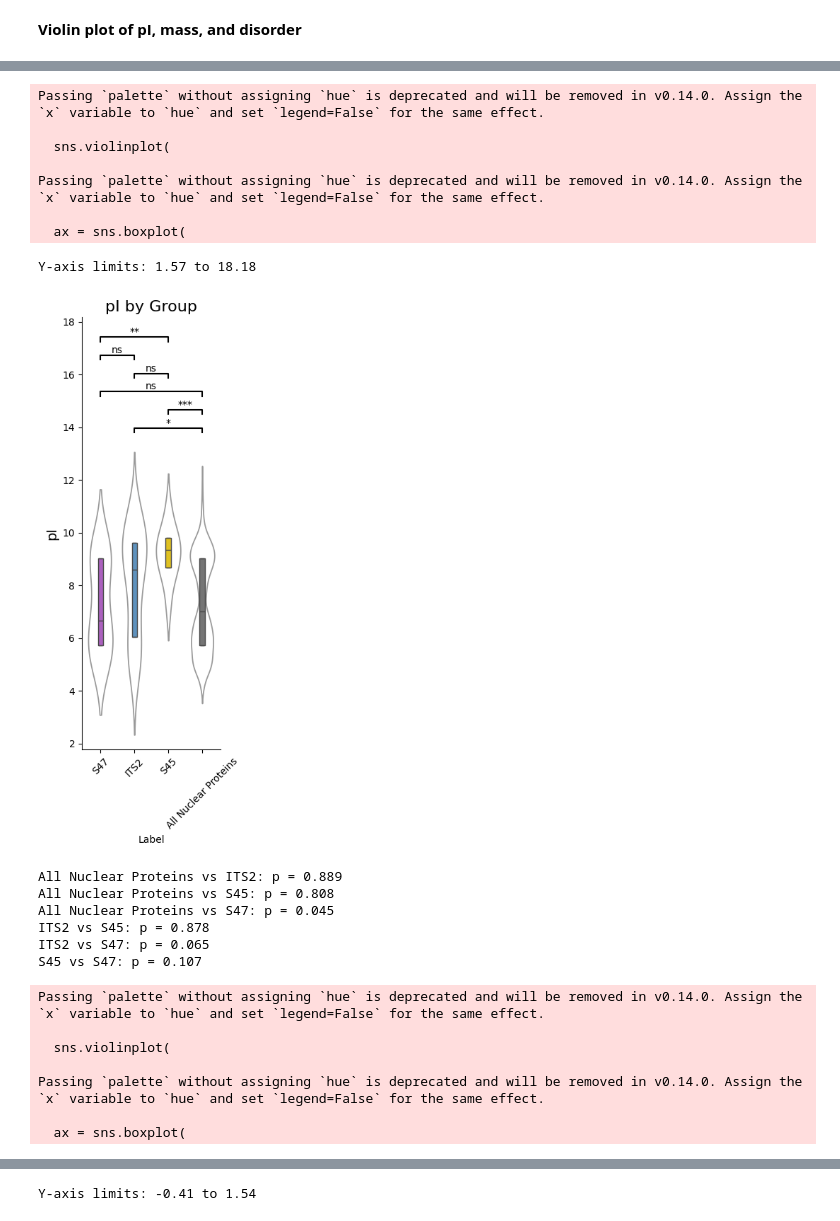
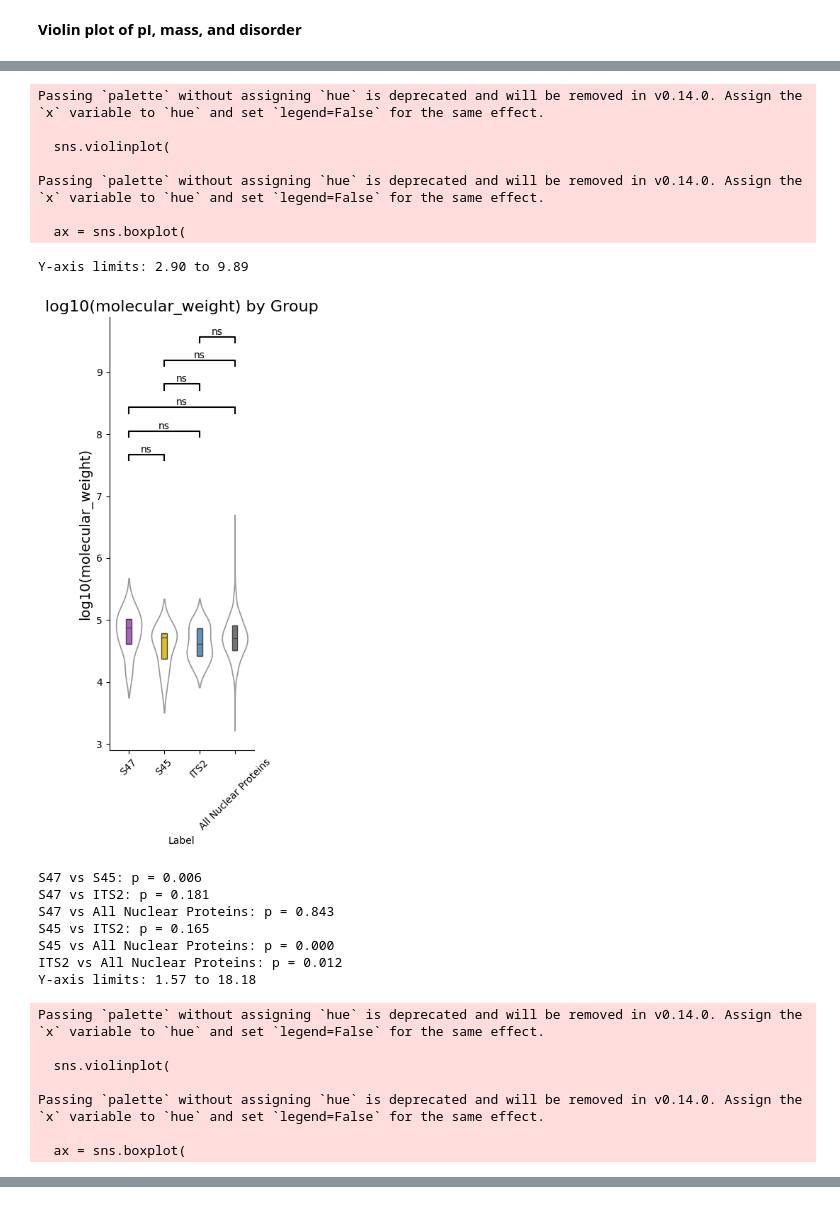
Before and after one commit to ModicLab/HCR_proxy, a Jupyter notebook: figures/Figure_4_protein_features_microscopy.ipynb, the cells around one changed output, grey strips where cells are left out. Cells and saved outputs as stored; diff of their text form; code cells hidden in the pictures.

```diff
--- a/figures/Figure_4_protein_features_microscopy.ipynb
+++ b/figures/Figure_4_protein_features_microscopy.ipynb
@@ -377,13 +377,19 @@ sorted_df
 **Add all nuclear proteins from UniProt as control set excluding the ones in compartments**
 # %%
 nuclear_proteome_data = pd.read_csv('/ceph/hpc/home/novljanj/data_storage/projects/nucleolus_enriched_proteins/data/uniprot_data/uniprotkb_taxonomy_id_10090_AND_go_0005_2025_03_25.tsv', sep='\t')
-nuclear_proteome_data = uniprot_data_all[uniprot_data_all["Entry"].isin(nuclear_proteome_data["Entry"])]
-nuclear_proteome_data= nuclear_proteome_data[~nuclear_proteome_data["Entry"].isin(sorted_df["Protein ID"])]
+print(nuclear_proteome_data.shape)
+nuclear_proteome_data = uniprot_data_all[(uniprot_data_all["Entry"].isin(nuclear_proteome_data["Entry"])) & (uniprot_data_all["Reviewed"] == "reviewed")]
+print(nuclear_proteome_data.shape)
+
+nuclear_proteome_data = nuclear_proteome_data[~nuclear_proteome_data["Entry"].isin(sorted_df["Protein ID"])]
+print(nuclear_proteome_data.shape)
 
 data_all_prots = pd.concat([sorted_df, nuclear_proteome_data], ignore_index=True)
+print(nuclear_proteome_data.shape)
+
 data_all_prots["Label"].fillna("All Nuclear Proteins", inplace=True)
 data_all_prots["Length"] = data_all_prots["Sequence"].apply(len)
-data_all_prots["Label"].value_counts()
+print(data_all_prots.shape)
 data_all_prots['Sequence'] = data_all_prots['Sequence'].astype(str)
 data_all_prots["Label"].value_counts()
 # %% [output]
@@ -562,7 +574,7 @@ plot_radar_plot_difference(data_all_prots)
 # %% [markdown]
 **Violin plot of pI, mass, and disorder**
 # %%
-def plot_grouped_violin(df, group_col='group', value_col='value', log=False, test=None):
+def plot_grouped_violin(df, group_col='group', value_col='value', log=False, test=None, order=None):
     assert test in ["ttest", "mannwhitneyu"], "test must be either 'ttest' or 'mannwhitneyu'"
     plot_df = df.copy()
 
@@ -570,9 +582,10 @@ def plot_grouped_violin(df, group_col='group', value_col='value', log=False, tes
         plot_df[f"log10({value_col})"] = np.log10(plot_df[value_col] + 1)
         value_col = f"log10({value_col})"
 
-    unique_groups = sorted(plot_df[group_col].unique())
-    comparisons = list(itertools.combinations(unique_groups, 2))
+    if order is None:
+        order = list(plot_df[group_col].unique())
 
+    comparisons = list(itertools.combinations(order, 2))
     results = []
     for group_a, group_b in comparisons:
         data_a = plot_df[plot_df[group_col] == group_a][value_col].dropna()
@@ -598,11 +611,11 @@ def plot_grouped_violin(df, group_col='group', value_col='value', log=False, tes
     plt.figure(figsize=(3, 8))
 
     sns.violinplot(
-        x=group_col, y=value_col, data=plot_df,
+        x=group_col, y=value_col, data=plot_df, order=order,
         palette=white_palette, inner=None, gap=0.1, zorder=0
     )
     ax = sns.boxplot(
-        x=group_col, y=value_col, data=plot_df,
+        x=group_col, y=value_col, data=plot_df, order=order,
         palette=hex_palette, showfliers=False,
         width=0.15, whis=0, zorder=2
     )
@@ -633,15 +646,45 @@ def plot_grouped_violin(df, group_col='group', value_col='value', log=False, tes
         plt.ylim(1.77, 18.17)
     if value_col == "Length":
         plt.ylim(0.91, 6.87)
+    if value_col == "molecular_weight":
+        plt.ylim(2.99,7.87)
+    if value_col == "Disorder_percent":
+        plt.ylim(-0, 1.54)
+    plt.savefig(f'/ceph/hpc/home/novljanj/data_storage/projects/nucleolus_enriched_proteins/results/revision_plots/microscopy_violin_{value_col}.svg')
     plt.show()
 
 ### limits of HCR-proxy data ###
 # Y-axis limits: 1.77 to 18.17
 # Y-axis limits: 0.91 to 6.87
 
+from Bio.SeqUtils.ProtParam import ProteinAnalysis
+
+aa_map = {
+    'U': 'C',  # Selenocysteine → Cysteine
+    'O': 'K',  # Pyrrolysine → Lysine
+    'B': 'N',  # Aspartic acid/Asparagine (Asx) → Asparagine
+    'Z': 'Q',  # Glutamic acid/Glutamine (Glx) → Glutamine
+    'J': 'L',  # Leu/Ile ambiguity → Leucine
+    'X': ''    # Unknown amino acid → removed
+}
+
+def clean_sequence(seq):
+    seq = seq.upper()
+    for old, new in aa_map.items():
+        seq = seq.replace(old, new)
+    return seq
+
+def get_mw(seq):
+    seq = clean_sequence(seq)
+    if len(seq) == 0:
+        return 0
+    return ProteinAnalysis(seq).molecular_weight()
+order = ["S47", "S45", "ITS2", "All Nuclear Proteins"]
+data_all_prots["molecular_weight"] = data_all_prots["Sequence"].apply(get_mw)
+
 data_all_prots["pI"] = data_all_prots["Sequence"].apply(lambda x: IsoelectricPoint.IsoelectricPoint(x).pi())
 
-plot_grouped_violin(data_all_prots, group_col='Label', value_col='pI', log=False, test="mannwhitneyu")
-plot_grouped_violin(data_all_prots, group_col='Label', value_col='Length', log=True, test="mannwhitneyu")
-plot_grouped_violin(data_all_prots, group_col='Label', value_col='Disorder_percent', log=False, test="mannwhitneyu")
+plot_grouped_violin(data_all_prots, group_col='Label', value_col='molecular_weight', log=True, test="mannwhitneyu", order=order)
+plot_grouped_violin(data_all_prots, group_col='Label', value_col='pI', log=False, test="mannwhitneyu",order=order)
+plot_grouped_violin(data_all_prots, group_col='Label', value_col='Disorder_percent', log=False, test="mannwhitneyu",order=order)
 # %% [output]
@@ -654,18 +697,19 @@ S45 vs S47: p = 0.006
 Passing `palette` without assigning `hue` is deprecated and will be removed in v0.14.0. Assign the `x` variable to `hue` and set `legend=False` for the same effect.
 
   sns.violinplot(
 
 Passing `palette` without assigning `hue` is deprecated and will be removed in v0.14.0. Assign the `x` variable to `hue` and set `legend=False` for the same effect.
 
   ax = sns.boxplot(
-Y-axis limits: 1.57 to 18.18
+Y-axis limits: 2.90 to 9.89
-[figure, old version]
+[figure, new version]
-All Nuclear Proteins vs ITS2: p = 0.889
-All Nuclear Proteins vs S45: p = 0.808
-All Nuclear Proteins vs S47: p = 0.045
-ITS2 vs S45: p = 0.878
-ITS2 vs S47: p = 0.065
-S45 vs S47: p = 0.107
+S47 vs S45: p = 0.006
+S47 vs ITS2: p = 0.181
+S47 vs All Nuclear Proteins: p = 0.843
+S45 vs ITS2: p = 0.165
+S45 vs All Nuclear Proteins: p = 0.000
+ITS2 vs All Nuclear Proteins: p = 0.012
+Y-axis limits: 1.57 to 18.18
 Passing `palette` without assigning `hue` is deprecated and will be removed in v0.14.0. Assign the `x` variable to `hue` and set `legend=False` for the same effect.
 
   sns.violinplot(
@@ -691 +734,0 @@ Passing `palette` without assigning `hue` is deprecated and will be removed in v
-Y-axis limits: -0.41 to 1.54
```
Also changed, not shown: parts of 4 cells of this notebook, 8 other files.
